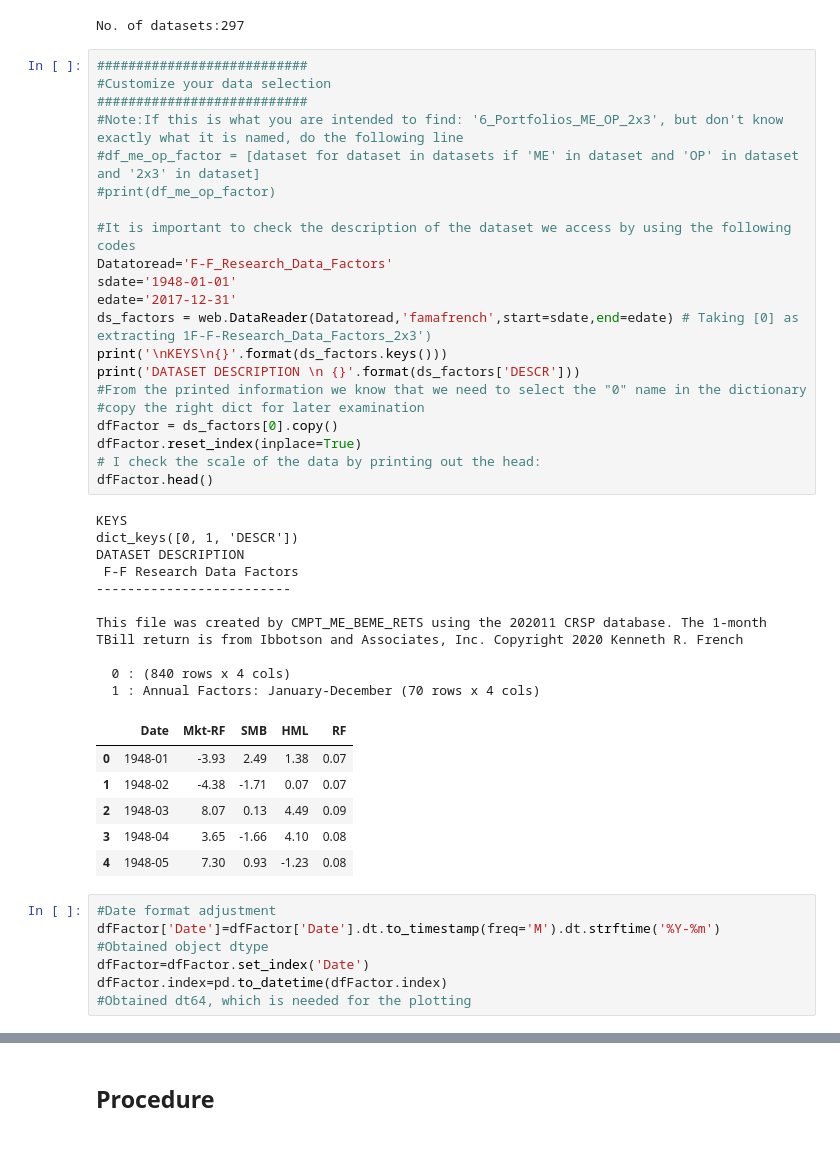
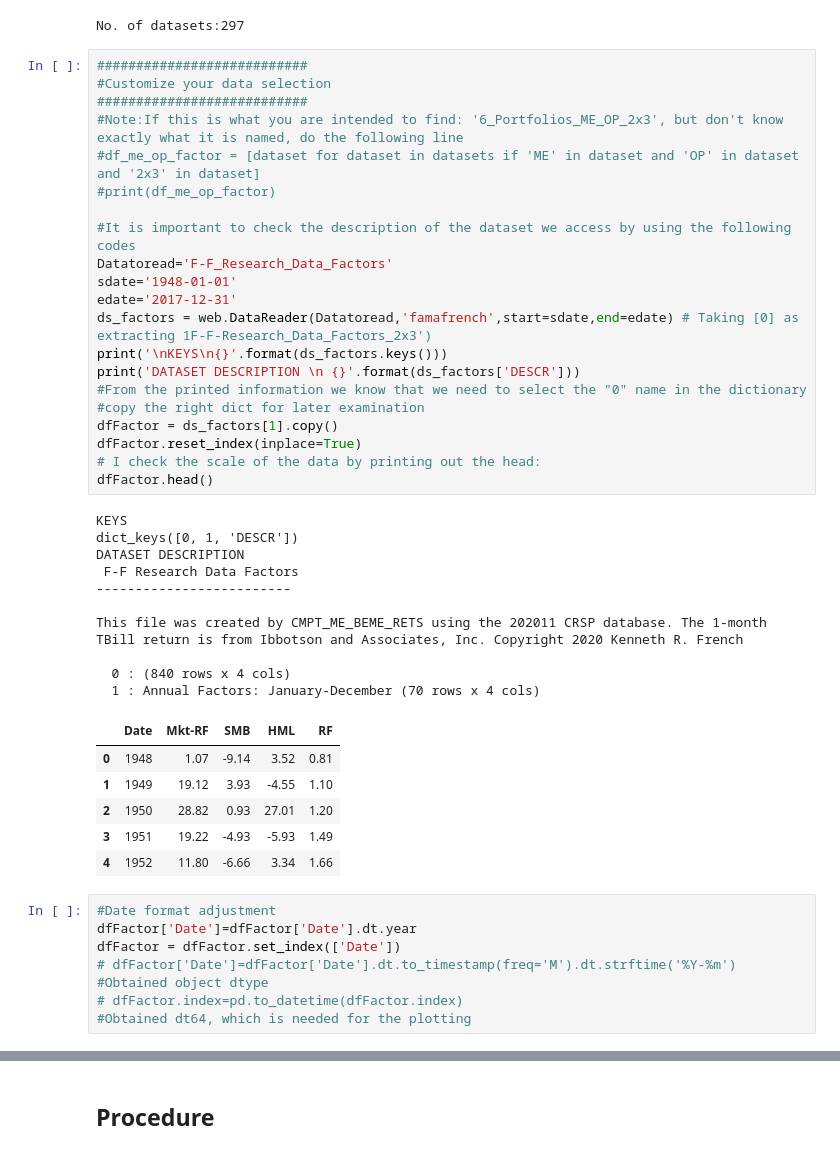
Before and after one commit to Wentworthliu123/Empirical-Asset-Pricing-A-2021, a Jupyter notebook: HW1_Puzzles.ipynb, the cells around one changed output, grey strips where cells are left out. Drawn from its saved outputs; the diff is of its cells as text.

```diff
--- a/HW1_Puzzles.ipynb
+++ b/HW1_Puzzles.ipynb
@@ -46,43 +46,44 @@ No. of datasets:297
 #Customize your data selection
 ###########################
 #Note:If this is what you are intended to find: '6_Portfolios_ME_OP_2x3', but don't know exactly what it is named, do the following line
 #df_me_op_factor = [dataset for dataset in datasets if 'ME' in dataset and 'OP' in dataset and '2x3' in dataset]
 #print(df_me_op_factor)
 
 #It is important to check the description of the dataset we access by using the following codes
 Datatoread='F-F_Research_Data_Factors'
 sdate='1948-01-01'
 edate='2017-12-31'
 ds_factors = web.DataReader(Datatoread,'famafrench',start=sdate,end=edate) # Taking [0] as extracting 1F-F-Research_Data_Factors_2x3')
 print('\nKEYS\n{}'.format(ds_factors.keys()))
 print('DATASET DESCRIPTION \n {}'.format(ds_factors['DESCR']))
 #From the printed information we know that we need to select the "0" name in the dictionary
 #copy the right dict for later examination
-dfFactor = ds_factors[0].copy()
+dfFactor = ds_factors[1].copy()
 dfFactor.reset_index(inplace=True)
 # I check the scale of the data by printing out the head:
 dfFactor.head()
 # %% [output]
 KEYS
 dict_keys([0, 1, 'DESCR'])
 DATASET DESCRIPTION
  F-F Research Data Factors
 -------------------------
 
 This file was created by CMPT_ME_BEME_RETS using the 202011 CRSP database. The 1-month TBill return is from Ibbotson and Associates, Inc. Copyright 2020 Kenneth R. French
 
   0 : (840 rows x 4 cols)
   1 : Annual Factors: January-December (70 rows x 4 cols)
 |  | Date | Mkt-RF | SMB | HML | RF |
-| 0 | 1948-01 | -3.93 | 2.49 | 1.38 | 0.07 |
-| 1 | 1948-02 | -4.38 | -1.71 | 0.07 | 0.07 |
-| 2 | 1948-03 | 8.07 | 0.13 | 4.49 | 0.09 |
-| 3 | 1948-04 | 3.65 | -1.66 | 4.10 | 0.08 |
-| 4 | 1948-05 | 7.30 | 0.93 | -1.23 | 0.08 |
+| 0 | 1948 | 1.07 | -9.14 | 3.52 | 0.81 |
+| 1 | 1949 | 19.12 | 3.93 | -4.55 | 1.10 |
+| 2 | 1950 | 28.82 | 0.93 | 27.01 | 1.20 |
+| 3 | 1951 | 19.22 | -4.93 | -5.93 | 1.49 |
+| 4 | 1952 | 11.80 | -6.66 | 3.34 | 1.66 |
 # %%
 #Date format adjustment
-dfFactor['Date']=dfFactor['Date'].dt.to_timestamp(freq='M').dt.strftime('%Y-%m')
+dfFactor['Date']=dfFactor['Date'].dt.year
+dfFactor = dfFactor.set_index(['Date'])
+# dfFactor['Date']=dfFactor['Date'].dt.to_timestamp(freq='M').dt.strftime('%Y-%m')
 #Obtained object dtype
-dfFactor=dfFactor.set_index('Date')
-dfFactor.index=pd.to_datetime(dfFactor.index)
+# dfFactor.index=pd.to_datetime(dfFactor.index)
 #Obtained dt64, which is needed for the plotting
```
Also changed, not shown: parts of 5 cells of this notebook.
